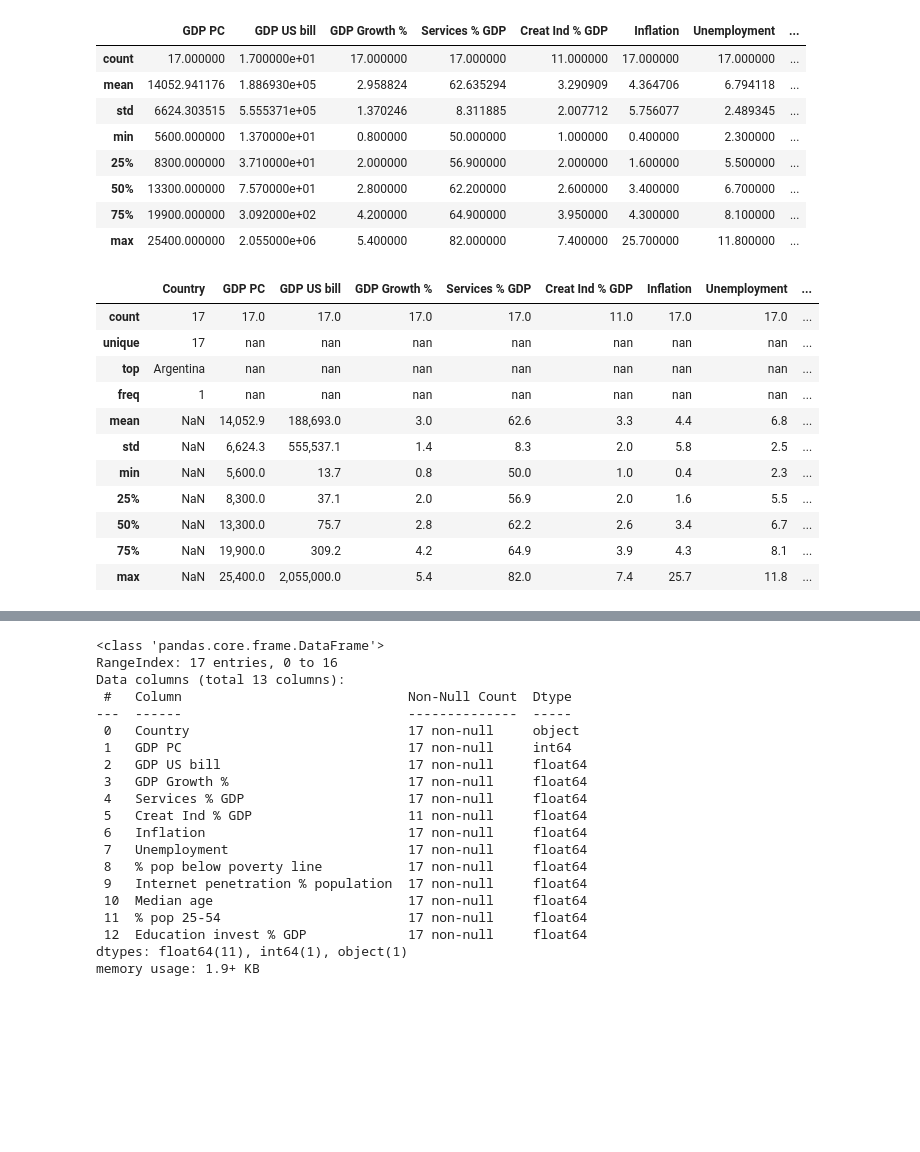
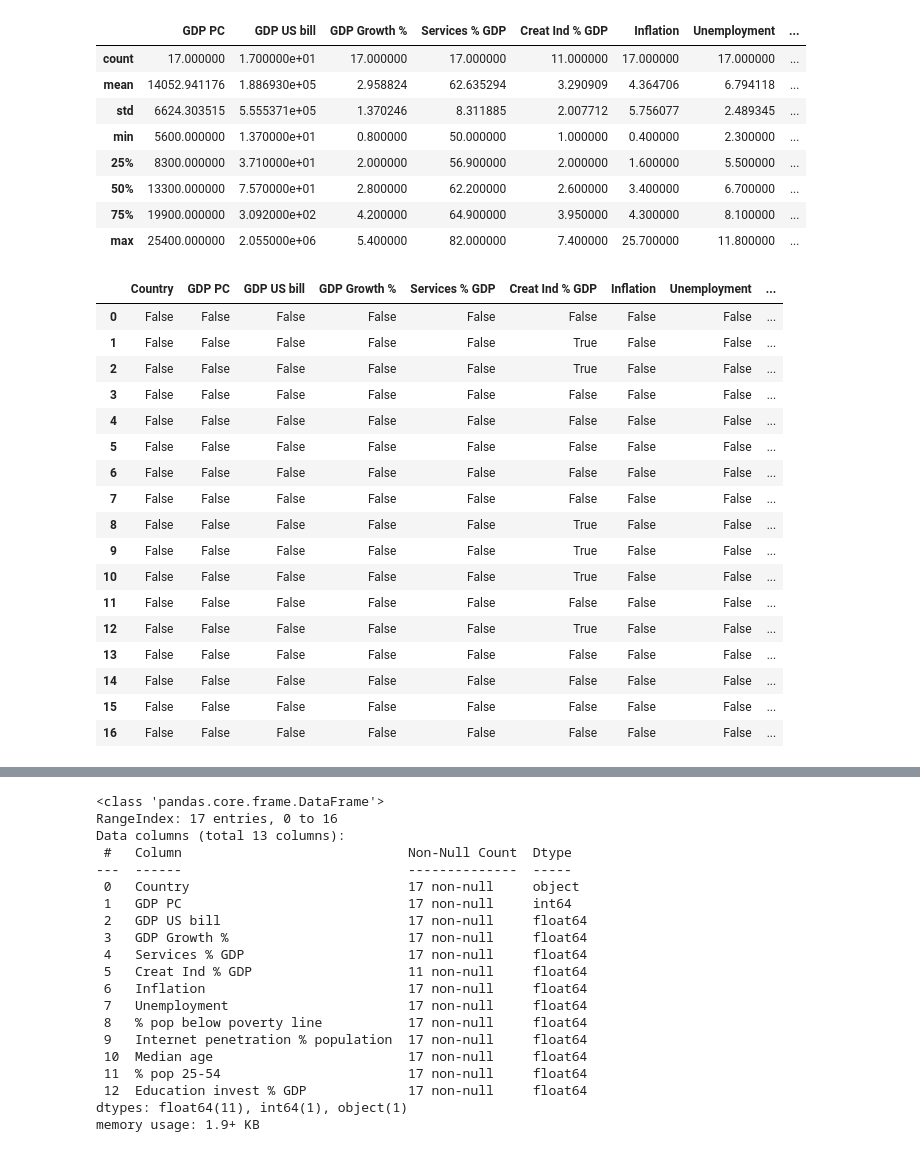
Before and after one commit to LipeBuiles/analisis_dataset, a Jupyter notebook: orangeec.ipynb, the cells around one changed output, grey strips where cells are left out. Cells and saved outputs as stored; diff of their text form; code cells hidden in the pictures; blank space fills up the shorter version.

```diff
--- a/orangeec.ipynb
+++ b/orangeec.ipynb
@@ -78,25 +74,25 @@ df.describe()
 | 50% | 13300.000000 | 7.570000e+01 | 2.800000 | 62.200000 | 2.600000 | 3.400000 | 6.700000 | ... |
 | 75% | 19900.000000 | 3.092000e+02 | 4.200000 | 64.900000 | 3.950000 | 4.300000 | 8.100000 | ... |
 | max | 25400.000000 | 2.055000e+06 | 5.400000 | 82.000000 | 7.400000 | 25.700000 | 11.800000 | ... |
-# %%
-# Podemos quitar la notación científica
-pd.options.display.float_format = '{:,.1f}'.format
-# %%
-# Podemos quitar la notación científica
-pd.options.display.float_format = '{:,.1f}'.format
-# %%
-# Para incluir alguna información sobre la variables tipo texto
-df.describe(include='all')
-# %% [output]
-|  | Country | GDP PC | GDP US bill | GDP Growth % | Services % GDP | Creat Ind % GDP | Inflation | Unemployment | ... |
-| count | 17 | 17.0 | 17.0 | 17.0 | 17.0 | 11.0 | 17.0 | 17.0 | ... |
-| unique | 17 | nan | nan | nan | nan | nan | nan | nan | ... |
-| top | Argentina | nan | nan | nan | nan | nan | nan | nan | ... |
-| freq | 1 | nan | nan | nan | nan | nan | nan | nan | ... |
-| mean | NaN | 14,052.9 | 188,693.0 | 3.0 | 62.6 | 3.3 | 4.4 | 6.8 | ... |
-| std | NaN | 6,624.3 | 555,537.1 | 1.4 | 8.3 | 2.0 | 5.8 | 2.5 | ... |
-| min | NaN | 5,600.0 | 13.7 | 0.8 | 50.0 | 1.0 | 0.4 | 2.3 | ... |
-| 25% | NaN | 8,300.0 | 37.1 | 2.0 | 56.9 | 2.0 | 1.6 | 5.5 | ... |
-| 50% | NaN | 13,300.0 | 75.7 | 2.8 | 62.2 | 2.6 | 3.4 | 6.7 | ... |
-| 75% | NaN | 19,900.0 | 309.2 | 4.2 | 64.9 | 3.9 | 4.3 | 8.1 | ... |
-| max | NaN | 25,400.0 | 2,055,000.0 | 5.4 | 82.0 | 7.4 | 25.7 | 11.8 | ... |
+# %%
+# Explorando el DataFrame solo hay 6 datos NaN en la columna Creat Ind % GDP, sin embargo no limita el analisis respectivo
+pd.isnull(df)
+# %% [output]
+|  | Country | GDP PC | GDP US bill | GDP Growth % | Services % GDP | Creat Ind % GDP | Inflation | Unemployment | ... |
+| 0 | False | False | False | False | False | False | False | False | ... |
+| 1 | False | False | False | False | False | True | False | False | ... |
+| 2 | False | False | False | False | False | True | False | False | ... |
+| 3 | False | False | False | False | False | False | False | False | ... |
+| 4 | False | False | False | False | False | False | False | False | ... |
+| 5 | False | False | False | False | False | False | False | False | ... |
+| 6 | False | False | False | False | False | False | False | False | ... |
+| 7 | False | False | False | False | False | False | False | False | ... |
+| 8 | False | False | False | False | False | True | False | False | ... |
+| 9 | False | False | False | False | False | True | False | False | ... |
+| 10 | False | False | False | False | False | True | False | False | ... |
+| 11 | False | False | False | False | False | False | False | False | ... |
+| 12 | False | False | False | False | False | True | False | False | ... |
+| 13 | False | False | False | False | False | False | False | False | ... |
+| 14 | False | False | False | False | False | False | False | False | ... |
+| 15 | False | False | False | False | False | False | False | False | ... |
+| 16 | False | False | False | False | False | False | False | False | ... |
```
Also changed, not shown: parts of 21 cells of this notebook.
